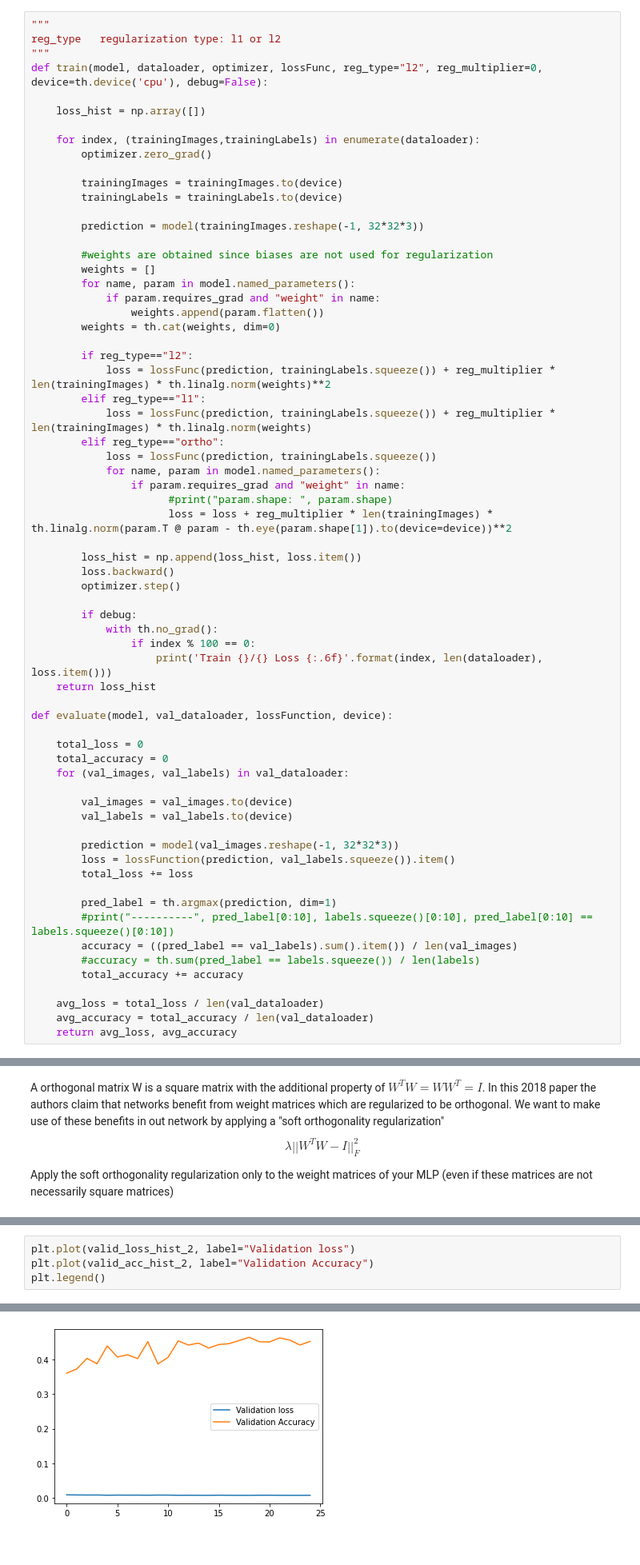
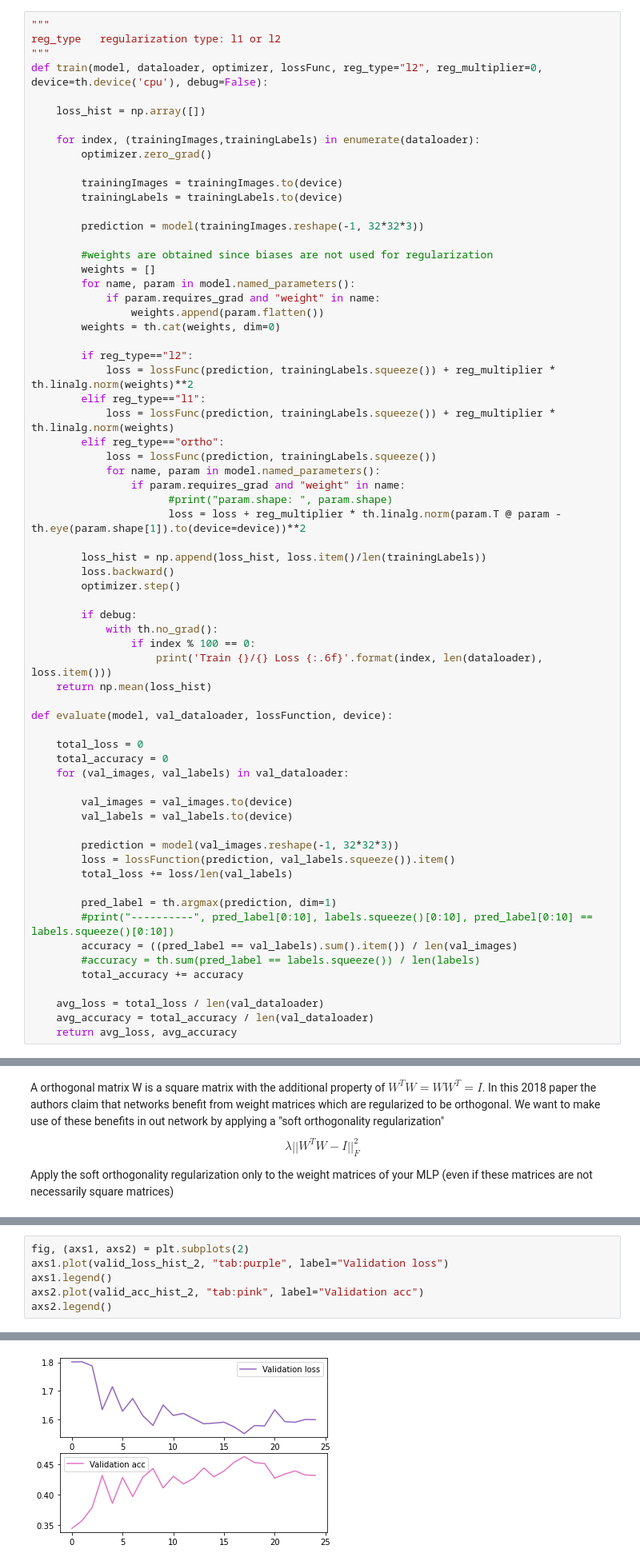
Before and after one commit to elifcansuyildiz/DeepLearningNotebooks, a Jupyter notebook: LinearNetworks_6.ipynb, the cells around one changed output, grey strips where cells are left out. Shown at 80% size. Drawn from its saved outputs; the diff is of its cells as text.

```diff
--- a/LinearNetworks_6.ipynb
+++ b/LinearNetworks_6.ipynb
@@ -161,17 +159,17 @@ def train(model, dataloader, optimizer, lossFunc, reg_type="l2", reg_multiplier=
         weights = th.cat(weights, dim=0)
 
         if reg_type=="l2":
-            loss = lossFunc(prediction, trainingLabels.squeeze()) + reg_multiplier * len(trainingImages) * th.linalg.norm(weights)**2
+            loss = lossFunc(prediction, trainingLabels.squeeze()) + reg_multiplier * th.linalg.norm(weights)**2
         elif reg_type=="l1":
-            loss = lossFunc(prediction, trainingLabels.squeeze()) + reg_multiplier * len(trainingImages) * th.linalg.norm(weights)
+            loss = lossFunc(prediction, trainingLabels.squeeze()) + reg_multiplier * th.linalg.norm(weights)
         elif reg_type=="ortho":
             loss = lossFunc(prediction, trainingLabels.squeeze())
             for name, param in model.named_parameters():
                 if param.requires_grad and "weight" in name:
                       #print("param.shape: ", param.shape)
-                      loss = loss + reg_multiplier * len(trainingImages) * th.linalg.norm(param.T @ param - th.eye(param.shape[1]).to(device=device))**2
+                      loss = loss + reg_multiplier * th.linalg.norm(param.T @ param - th.eye(param.shape[1]).to(device=device))**2
 
-        loss_hist = np.append(loss_hist, loss.item())
+        loss_hist = np.append(loss_hist, loss.item()/len(trainingLabels))
         loss.backward()
         optimizer.step()
 
@@ -179,7 +177,7 @@ def train(model, dataloader, optimizer, lossFunc, reg_type="l2", reg_multiplier=
             with th.no_grad():
                 if index % 100 == 0:
                     print('Train {}/{} Loss {:.6f}'.format(index, len(dataloader), loss.item()))
-    return loss_hist
+    return np.mean(loss_hist)
 
 def evaluate(model, val_dataloader, lossFunction, device):
 
@@ -192,7 +190,7 @@ def evaluate(model, val_dataloader, lossFunction, device):
 
         prediction = model(val_images.reshape(-1, 32*32*3))
         loss = lossFunction(prediction, val_labels.squeeze()).item()
-        total_loss += loss
+        total_loss += loss/len(val_labels)
 
         pred_label = th.argmax(prediction, dim=1)
         #print("----------", pred_label[0:10], labels.squeeze()[0:10], pred_label[0:10] == labels.squeeze()[0:10])
@@ -404,10 +410,12 @@ Total loss =  0.18491433248855174
 # %%
-plt.plot(valid_loss_hist_2, label="Validation loss")
-plt.plot(valid_acc_hist_2, label="Validation Accuracy")
-plt.legend()
+fig, (axs1, axs2) = plt.subplots(2)
+axs1.plot(valid_loss_hist_2, "tab:purple", label="Validation loss")
+axs1.legend()
+axs2.plot(valid_acc_hist_2, "tab:pink", label="Validation acc")
+axs2.legend()
 # %% [output]
 <matplotlib.legend.Legend at 0x...>
-[figure, old version]
+[figure, new version]
 # %% [markdown]
 ## Label Smoothing
 # %% [markdown]
```
Also changed, not shown: parts of 9 cells of this notebook, 1 other file.
